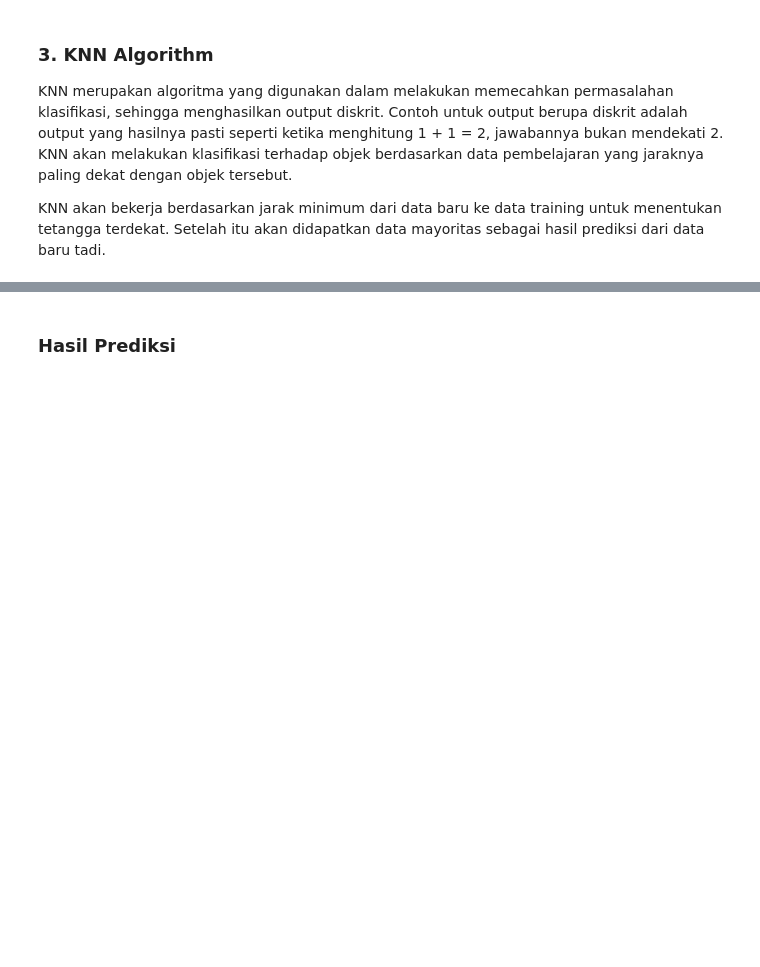
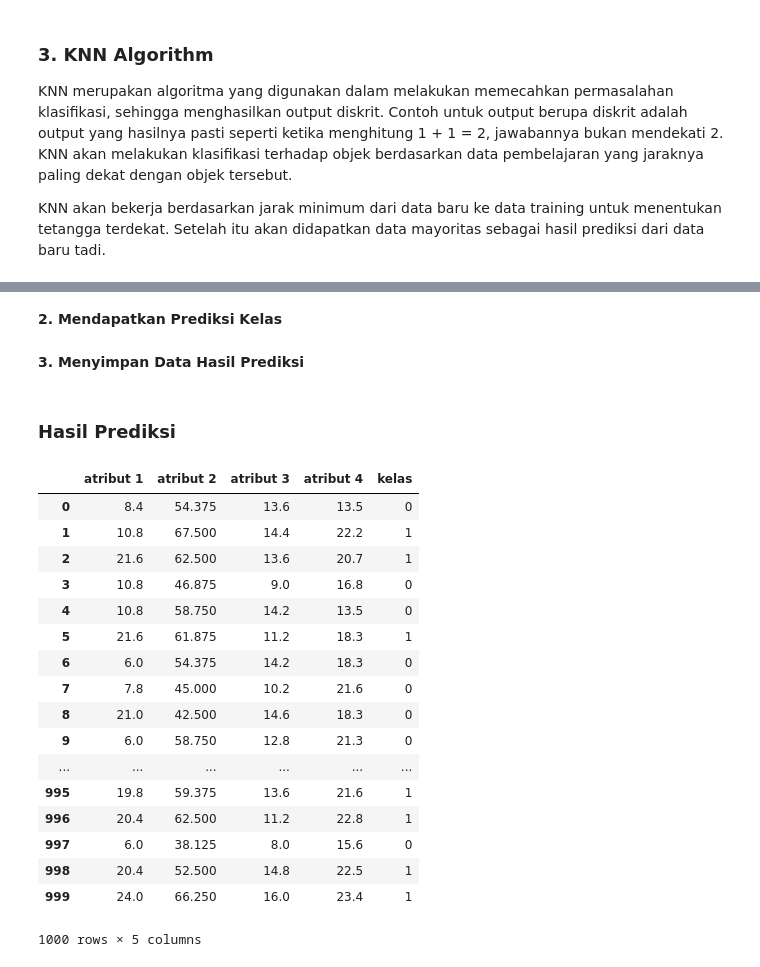
Before and after one commit to taufikfathurahman/KNN-Algorithm, a Jupyter notebook: KNN-Algorithm-from-Scratch/KNN_Algorithm.ipynb, the cells around one changed output, grey strips where cells are left out. Cells and saved outputs as stored; diff of their text form; code cells hidden in the pictures; blank space fills up the shorter version.

```diff
--- a/KNN-Algorithm-from-Scratch/KNN_Algorithm.ipynb
+++ b/KNN-Algorithm-from-Scratch/KNN_Algorithm.ipynb
@@ -170 +190,3 @@ data_test_from_csv.head()
+# %% [markdown]
+**2. Mendapatkan Prediksi Kelas**
 # %%
@@ -176,2 +197,4 @@ for x in range(len(data_test_from_csv)):
+# %% [markdown]
+**3. Menyimpan Data Hasil Prediksi**
 # %%
 data_test_from_csv['kelas'] = prediction_data
@@ -180,5 +202,24 @@ data_test_from_csv.to_csv('Prediksi_Tugas2AI_1301160790.csv')
 # %% [markdown]
 ### Hasil Prediksi
 # %%
-data_hasil_from_csv = pd.read_csv('Prediksi_Tugas2AI_1301160790.csv')
-data_hasil_from_csv
+data_hasil_from_csv = pd.read_csv('dataHasilPrediksi.csv')
+data_hasil_from_csv.drop(columns=['Unnamed: 0'])
+# %% [output]
+|  | atribut 1 | atribut 2 | atribut 3 | atribut 4 | kelas |
+| 0 | 8.4 | 54.375 | 13.6 | 13.5 | 0 |
+| 1 | 10.8 | 67.500 | 14.4 | 22.2 | 1 |
+| 2 | 21.6 | 62.500 | 13.6 | 20.7 | 1 |
+| 3 | 10.8 | 46.875 | 9.0 | 16.8 | 0 |
+| 4 | 10.8 | 58.750 | 14.2 | 13.5 | 0 |
+| 5 | 21.6 | 61.875 | 11.2 | 18.3 | 1 |
+| 6 | 6.0 | 54.375 | 14.2 | 18.3 | 0 |
+| 7 | 7.8 | 45.000 | 10.2 | 21.6 | 0 |
+| 8 | 21.0 | 42.500 | 14.6 | 18.3 | 0 |
+| 9 | 6.0 | 58.750 | 12.8 | 21.3 | 0 |
+| ... | ... | ... | ... | ... | ... |
+| 995 | 19.8 | 59.375 | 13.6 | 21.6 | 1 |
+| 996 | 20.4 | 62.500 | 11.2 | 22.8 | 1 |
+| 997 | 6.0 | 38.125 | 8.0 | 15.6 | 0 |
+| 998 | 20.4 | 52.500 | 14.8 | 22.5 | 1 |
+| 999 | 24.0 | 66.250 | 16.0 | 23.4 | 1 |
+1000 rows × 5 columns
```
Also changed, not shown: parts of 14 cells of this notebook, 3 other files.
